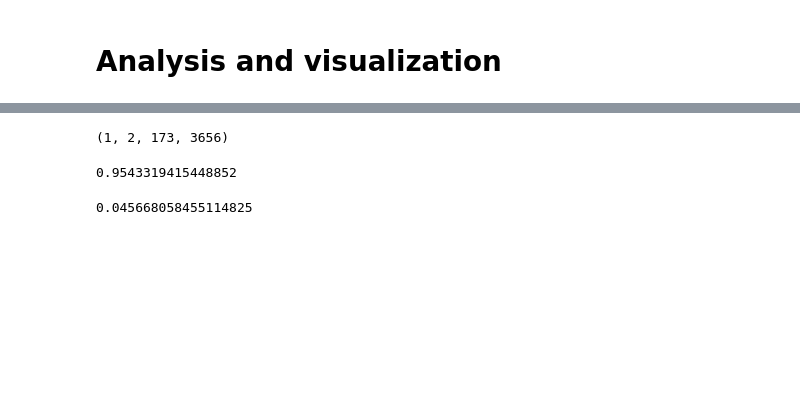
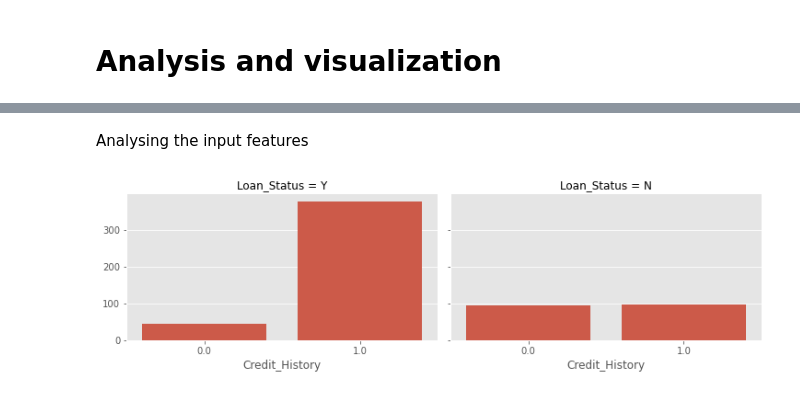
Before and after one commit to Winnie-Sepz/Data-Science-Projects, a Jupyter notebook: Mini project 3/Mini_project_3_Winnie.ipynb, the cells around one changed output, grey strips where cells are left out. Cells and saved outputs as stored; diff of their text form; code cells hidden in the pictures; blank space fills up the shorter version.

```diff
--- a/Mini project 3/Mini_project_3_Winnie.ipynb
+++ b/Mini project 3/Mini_project_3_Winnie.ipynb
@@ -183,0 +59,3 @@ Index: []
+# %%
+loan=pd.read_csv('train_u6lujuX_CVtuZ9i.csv')
+loan
@@ -183,0 +202,2 @@ Index: []
+# %%
+loan=loan.fillna(0)
@@ -409,20 +251,13 @@ cfm=confusion_matrix(y_test, y_pred_test)
-# %%
-TP = cfm[1, 1]
-TN = cfm[0, 0]
-FP = cfm[0, 1]
-FN = cfm[1, 0]
-(TP,FP,FN,TN)
-# %% [output]
-(1, 2, 173, 3656)
-# %%
-from sklearn.metrics import accuracy_score
-from sklearn.metrics import recall_score
-metrics.accuracy_score(y_test, y_pred_test)
-# %% [output]
-0.9543319415448852
-# %%
-classification_error = (FP + FN) / float(TP + TN + FP + FN)
-# 1 - metrics.accuracy_score(y_test, y_pred_test)#Classification error
-classification_error
-# %% [output]
-0.045668058455114825
+# %% [markdown]
+Analysing the input features
+# %%
+# Credit_History
+
+grid = sns.FacetGrid(loan,col='Loan_Status', size=3.2, aspect=1.6)
+grid.map(sns.countplot, 'Credit_History');
+
+# we didn't give a loan for most people who got Credit History = 0
+# but we did give a loan for most of people who got Credit History = 1
+# so we can say if you got Credit History = 1 , you will have better chance to get a loan
+# %% [output]
+[figure, added]
```
Also changed, not shown: parts of 276 cells of this notebook.
